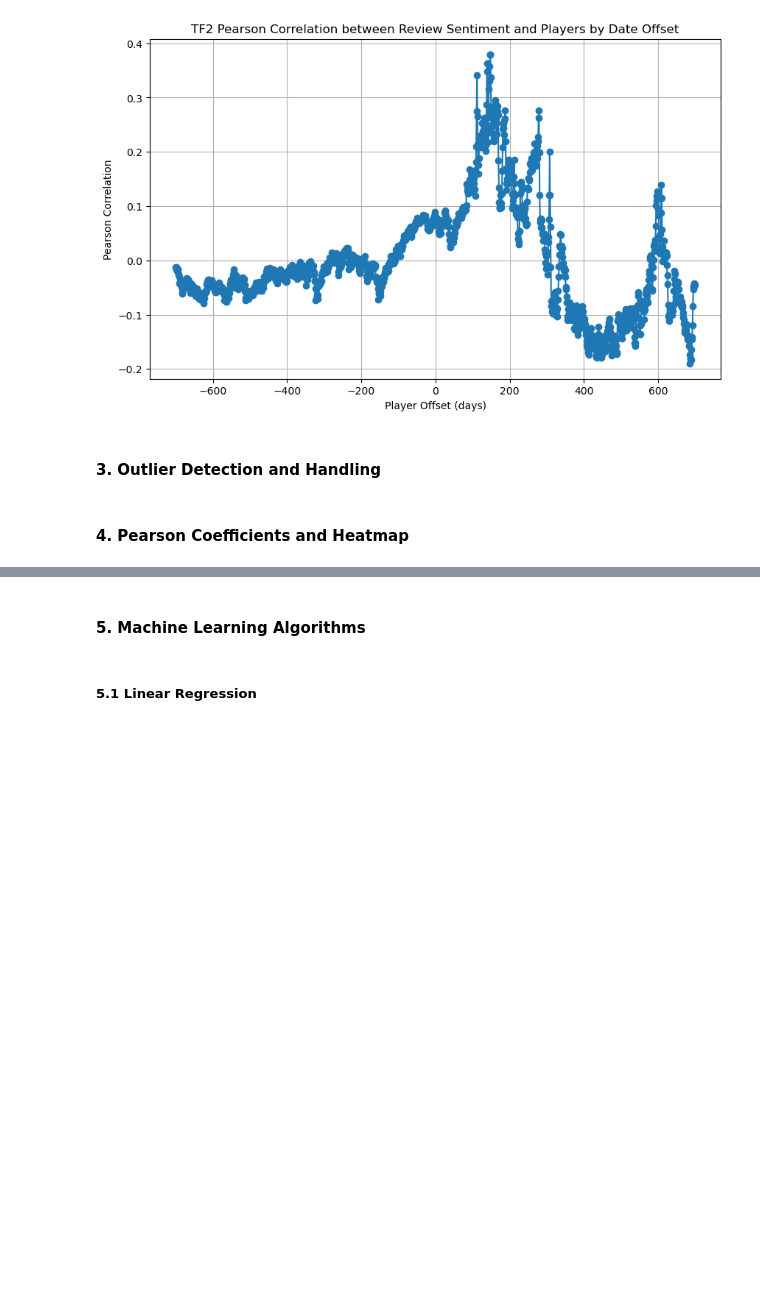
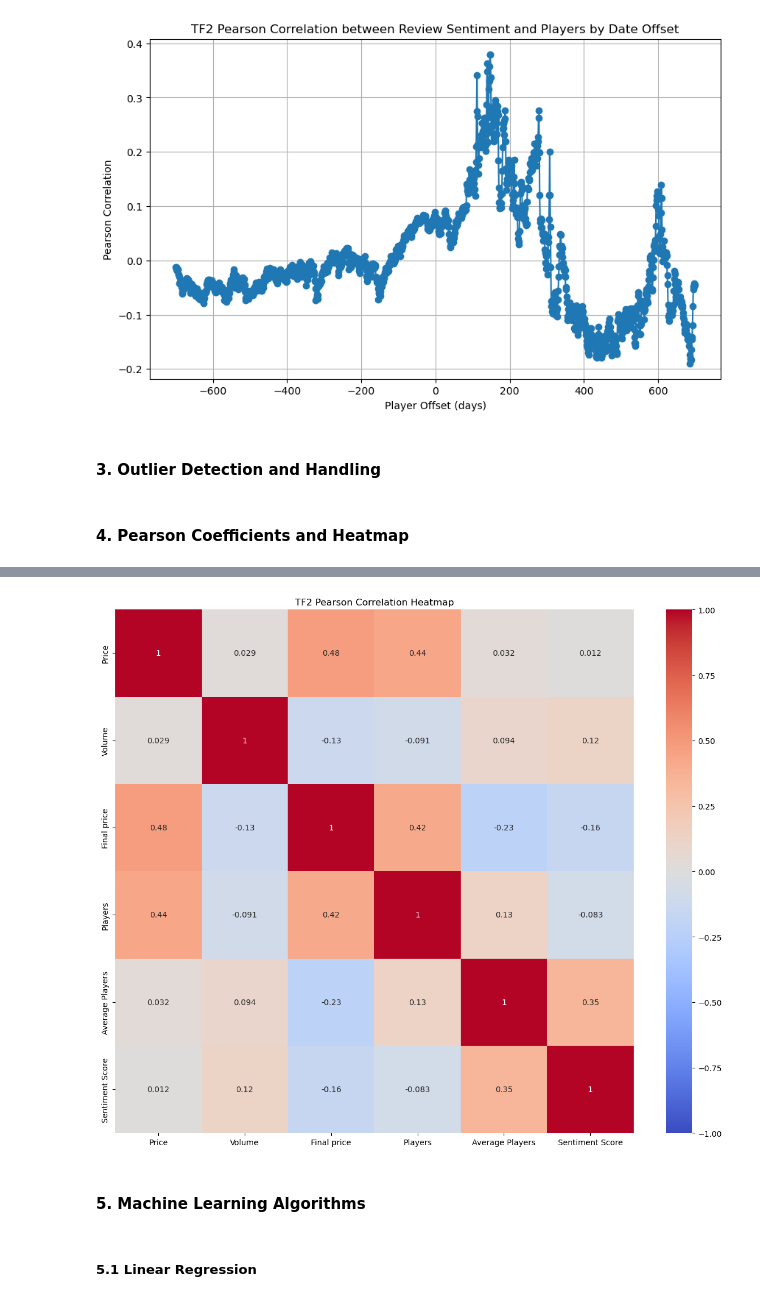
Before and after one commit to aalichao/CMPE255, a Jupyter notebook: Project.ipynb, the cells around one changed output, grey strips where cells are left out. Cells and saved outputs as stored; diff of their text form; code cells hidden in the pictures; blank space fills up the shorter version.

```diff
--- a/Project.ipynb
+++ b/Project.ipynb
@@ -1737,35 +1756,37 @@ def merge_and_fill(df, right_df, columns):
                        right_df.sort_values('DateTime'),
                        on='DateTime',
                        direction='backward')
     for col in columns:
         df[col] = df[col].fillna(method='ffill').fillna(method='bfill').interpolate()
     return df
 
 # Merge datasets
 merged_df = merge_and_fill(merged_df, cs.groupby('DateTime').agg({'Price': 'mean', 'Volume': 'sum'}).reset_index(), ['Price', 'Volume'])
-merged_df = merge_and_fill(merged_df, price_history, ['Final price', 'Historical low'])
+merged_df = merge_and_fill(merged_df, price_history, ['Final price'])
 merged_df = merge_and_fill(merged_df, player_count, ['Players', 'Average Players'])
 merged_df = merge_and_fill(merged_df, reviews, ['Positive reviews', 'Negative reviews'])
 
 # Calculate sentiment score
 merged_df['Sentiment Score'] = merged_df['Positive reviews'] / (merged_df['Positive reviews'] + merged_df['Negative reviews'].abs())
 
 # Select relevant columns for correlation
-columns_for_correlation = ['Price', 'Volume', 'Final price', 'Historical low', 'Players', 'Average Players', 'Sentiment Score']
+columns_for_correlation = ['Price', 'Volume', 'Final price', 'Players', 'Average Players', 'Sentiment Score']
 correlation_df = merged_df[columns_for_correlation]
 
 # Drop any remaining NaNs before calculating correlation
 correlation_df = correlation_df.dropna()
 
 # Calculate Pearson correlation
 correlation_matrix = correlation_df.corr(method='pearson')
 
 # Create a heatmap
 plt.figure(figsize=(12, 10))
 sns.heatmap(correlation_matrix, annot=True, cmap='coolwarm', vmin=-1, vmax=1, center=0)
 plt.title('TF2 Pearson Correlation Heatmap')
 plt.tight_layout()
 plt.show()
+# %% [output]
+[figure, added]
 # %% [markdown]
 #### 5. Machine Learning Algorithms
 # %% [markdown]
```
Also changed, not shown: parts of 1 cell of this notebook.
